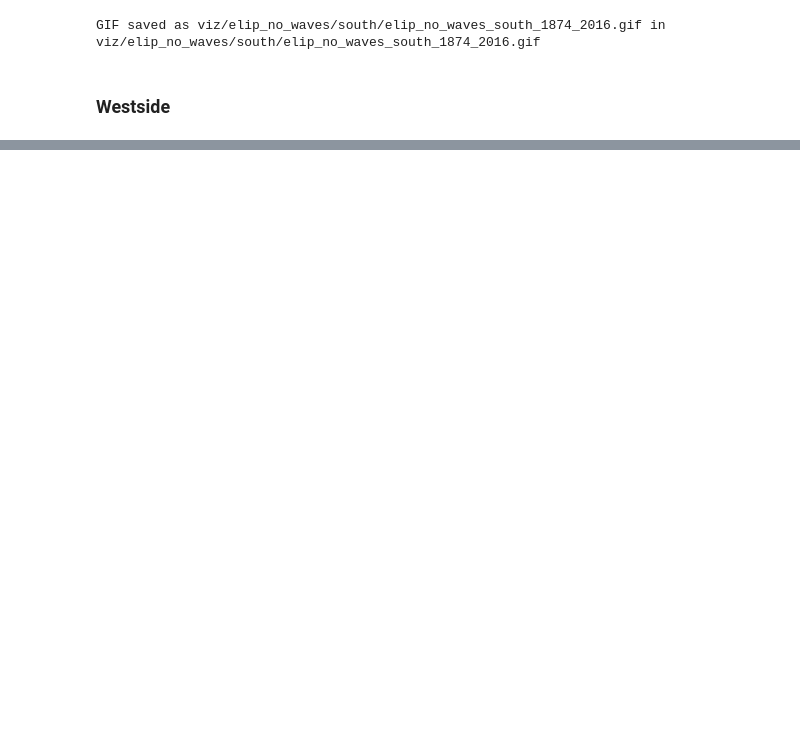
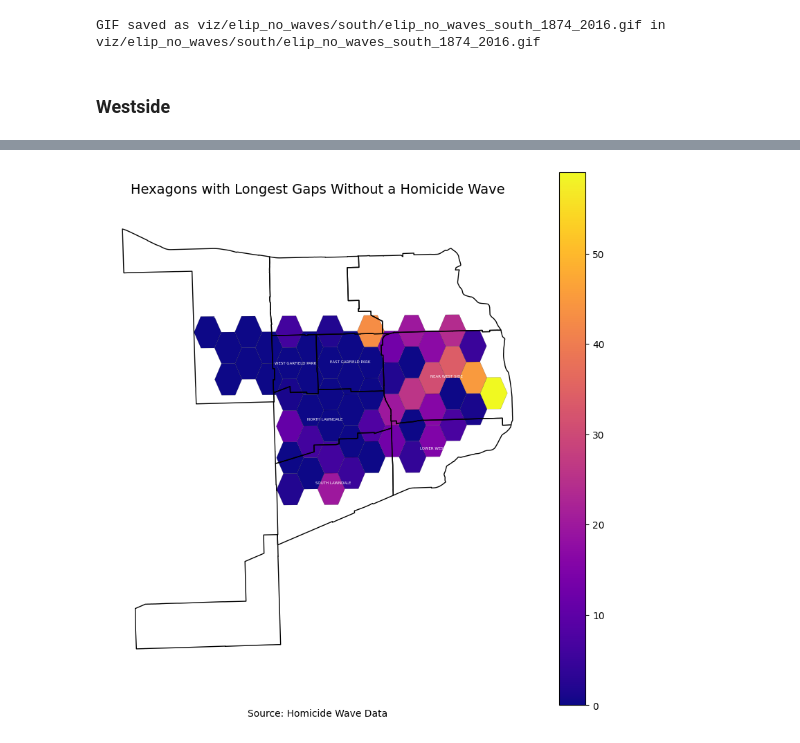
Before and after one commit to uchicago-justice-project/decreasing-homicide-waves, a Jupyter notebook: hom_decrease_3.ipynb, the cells around one changed output, grey strips where cells are left out. Cells and saved outputs as stored; diff of their text form; code cells hidden in the pictures; blank space fills up the shorter version.

```diff
--- a/hom_decrease_3.ipynb
+++ b/hom_decrease_3.ipynb
@@ -76,7 +80,7 @@ print(type(hom_1870))
 # %% [markdown]
 ### 1940 - 1965: Individual Locations
 # %%
-hom_1940 = gpd.read_file('homcide-locations_1940-1964.csv')
+hom_1940 = gpd.read_file('data/raw/homcide-locations_1940-1964.csv')
 hom_1940.POINT_X = hom_1940.POINT_X.astype(float)
 hom_1940.POINT_Y = hom_1940.POINT_Y.astype(float)
 hom_1940['geometry'] = hom_1940.apply(lambda x: Point(x.POINT_X, x.POINT_Y),
@@ -100,7 +104,7 @@ hom_1940.head()
 # %% [markdown]
 ### 1965 - 2016
 # %%
-hom_1965 = gpd.read_file('locs_homicide_post_65.geojson', #crs='EPSG:26971'
+hom_1965 = gpd.read_file('data/raw/shapes/locs_homicide_post_65.geojson', #crs='EPSG:26971'
                          )
 hom_1965.year = hom_1965.year.astype(int)
 # %% [markdown]
@@ -665,0 +638,45 @@ GIF saved as dist_cum_west/dist_cum_west_1874_2016.gif in dist_cum_west/dist_cum
+# %%
+# Create figure and axis
+fig, ax = plt.subplots(figsize=(10, 10))
+
+# Plot all hexagons colored by longest_gap
+longest_gap_un_west.plot(column="longest_gap", cmap="plasma", edgecolor="black", linewidth=0.1, legend=True, ax=ax)
+
+# Highlight top hexagons with longest gaps in red
+#highlight_hexagons.plot(facecolor="red", edgecolor="black", linewidth=0.2, ax=ax)
+
+# Add labels for highlighted hexagons (GRID_ID)
+'''
+for x, y, label in zip(highlight_hexagons['geometry'].centroid.x,
+                        highlight_hexagons.geometry.centroid.y,
+                        highlight_hexagons["GRID_ID"]):
+    ax.text(x, y, label, fontsize=8, color="white", ha="center", va="center", weight="bold")
+    '''
+
+# Plot community boundaries
+
+com_areas_west.plot(facecolor="none", edgecolor="black", linewidth=1, ax=ax)
+
+# Add community labels
+for x, y, label in zip(com_areas_west.geometry.centroid.x,
+                        com_areas_west.geometry.centroid.y,
+                        com_areas_west["COMMUNITY"]):
+    ax.text(x, y, label, fontsize=4, color="white", ha="center", va="center")
+
+
+# Title & Labels
+ax.set_title("Hexagons with Longest Gaps Without a Homicide Wave", fontsize=14, pad=15)
+ax.annotate("Source: Homicide Wave Data", xy=(0.5, -0.1), xycoords="axes fraction", ha="center", fontsize=10)
+
+# Remove axis labels
+ax.set_xticks([])
+ax.set_yticks([])
+ax.set_frame_on(False)
+
+# Optional: Add basemap
+# ctx.add_basemap(ax, crs=map_data.crs, source=ctx.providers.CartoDB.Positron)
+
+# Show plot
+plt.show()
+# %% [output]
+[figure, added]
```
Also changed, not shown: parts of 28 cells of this notebook, 40 other files.
